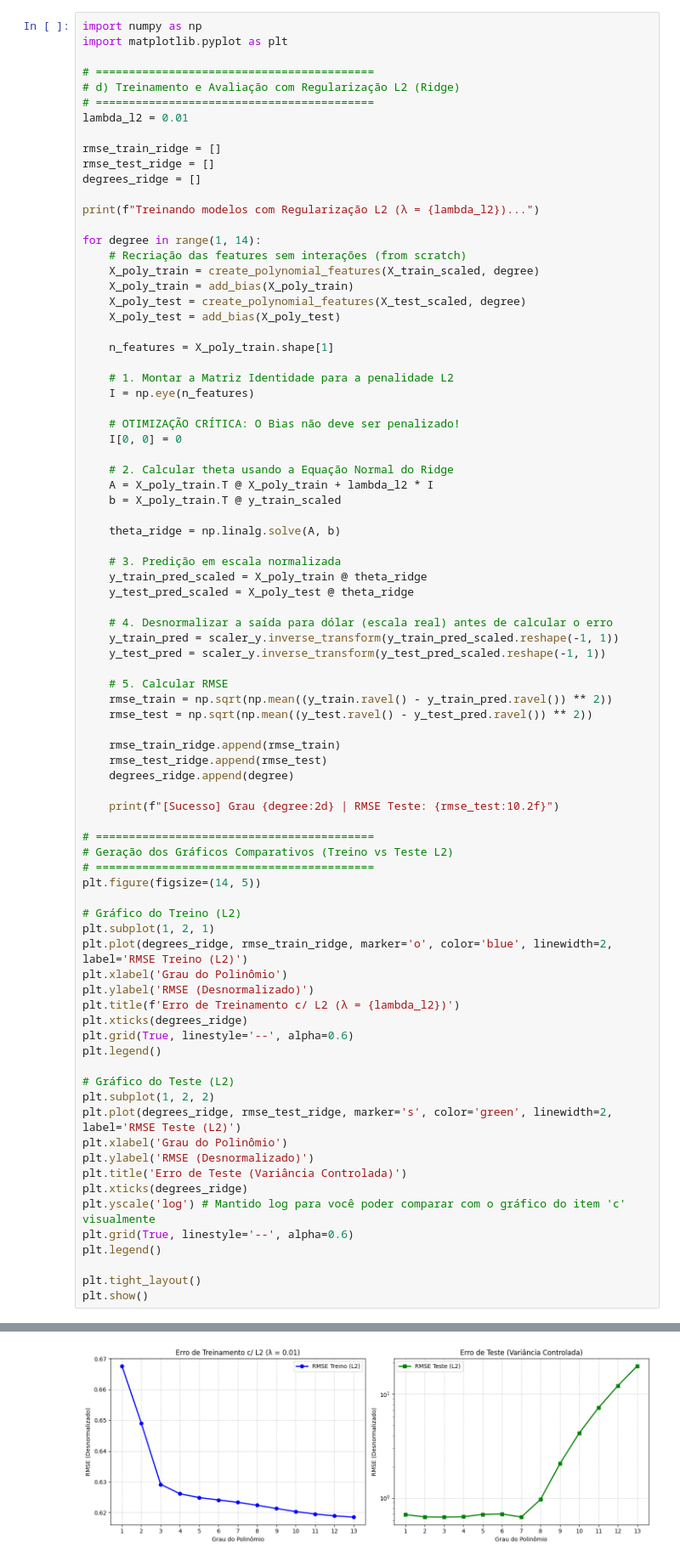
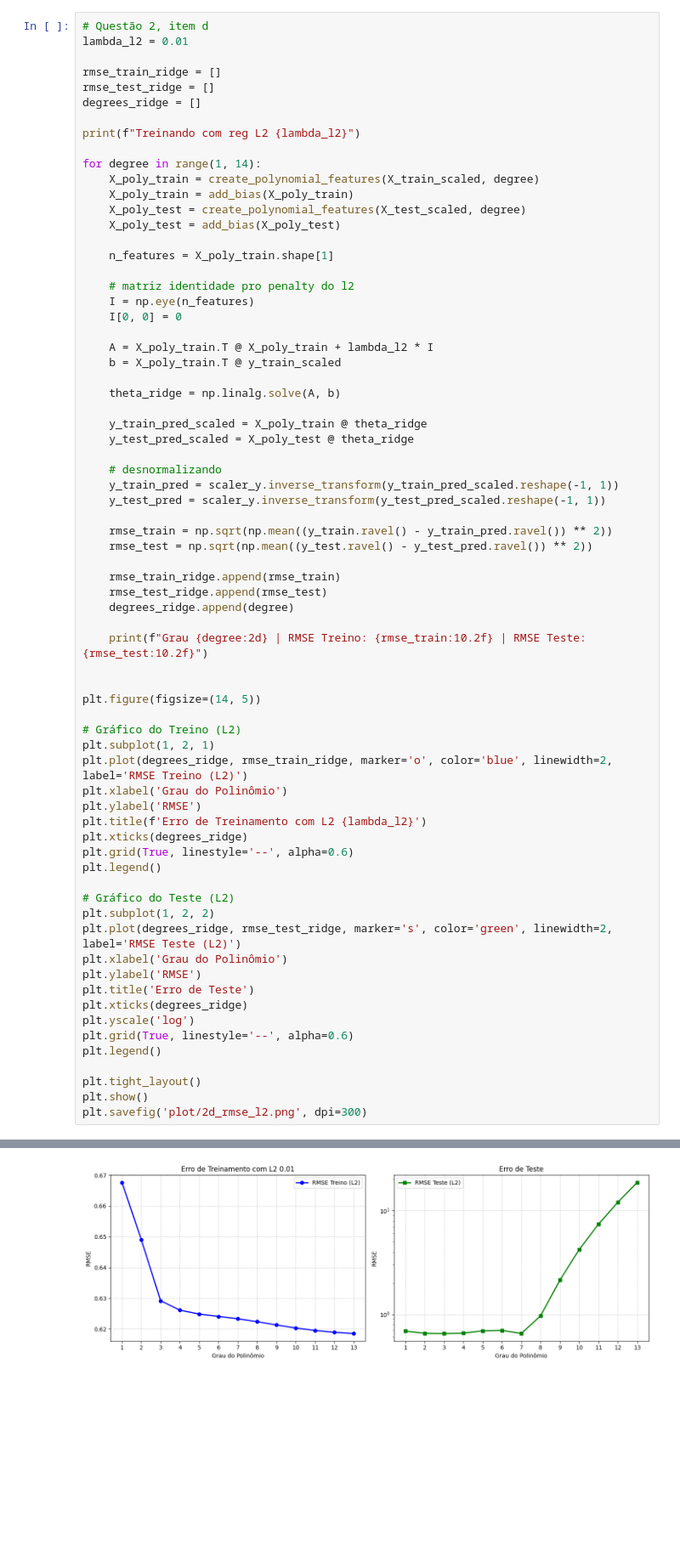
Before and after one commit to eantropix/ufcprojects, a Jupyter notebook: ml/lista1/lista01.ipynb, the cells around one changed output, grey strips where cells are left out. Shown at 85% size. Saved outputs shown, nothing was run; the diff lists cells and outputs as text; blank space fills up the shorter version.

```diff
--- a/ml/lista1/lista01.ipynb
+++ b/ml/lista1/lista01.ipynb
@@ -334,20 +330,14 @@ Grau 13 | RMSE Treino:       0.56 | RMSE Teste:   2645343.33
 # %%
-import numpy as np
-import matplotlib.pyplot as plt
-
-# ==========================================
-# d) Treinamento e Avaliação com Regularização L2 (Ridge)
-# ==========================================
+# Questão 2, item d
 lambda_l2 = 0.01
 
 rmse_train_ridge = []
 rmse_test_ridge = []
 degrees_ridge = []
 
-print(f"Treinando modelos com Regularização L2 (λ = {lambda_l2})...")
+print(f"Treinando com reg L2 {lambda_l2}")
 
 for degree in range(1, 14):
-    # Recriação das features sem interações (from scratch)
     X_poly_train = create_polynomial_features(X_train_scaled, degree)
     X_poly_train = add_bias(X_poly_train)
     X_poly_test = create_polynomial_features(X_test_scaled, degree)
@@ -355,27 +345,22 @@ for degree in range(1, 14):
 
     n_features = X_poly_train.shape[1]
 
-    # 1. Montar a Matriz Identidade para a penalidade L2
+    # matriz identidade pro penalty do l2
     I = np.eye(n_features)
-
-    # OTIMIZAÇÃO CRÍTICA: O Bias não deve ser penalizado!
     I[0, 0] = 0
 
-    # 2. Calcular theta usando a Equação Normal do Ridge
     A = X_poly_train.T @ X_poly_train + lambda_l2 * I
     b = X_poly_train.T @ y_train_scaled
 
     theta_ridge = np.linalg.solve(A, b)
 
-    # 3. Predição em escala normalizada
     y_train_pred_scaled = X_poly_train @ theta_ridge
     y_test_pred_scaled = X_poly_test @ theta_ridge
 
-    # 4. Desnormalizar a saída para dólar (escala real) antes de calcular o erro
+    # desnormalizando
     y_train_pred = scaler_y.inverse_transform(y_train_pred_scaled.reshape(-1, 1))
     y_test_pred = scaler_y.inverse_transform(y_test_pred_scaled.reshape(-1, 1))
 
-    # 5. Calcular RMSE
     rmse_train = np.sqrt(np.mean((y_train.ravel() - y_train_pred.ravel()) ** 2))
     rmse_test = np.sqrt(np.mean((y_test.ravel() - y_test_pred.ravel()) ** 2))
 
@@ -383,19 +368,17 @@ for degree in range(1, 14):
     rmse_test_ridge.append(rmse_test)
     degrees_ridge.append(degree)
 
-    print(f"[Sucesso] Grau {degree:2d} | RMSE Teste: {rmse_test:10.2f}")
+    print(f"Grau {degree:2d} | RMSE Treino: {rmse_train:10.2f} | RMSE Teste: {rmse_test:10.2f}")
 
-# ==========================================
-# Geração dos Gráficos Comparativos (Treino vs Teste L2)
-# ==========================================
+
 plt.figure(figsize=(14, 5))
 
 # Gráfico do Treino (L2)
 plt.subplot(1, 2, 1)
 plt.plot(degrees_ridge, rmse_train_ridge, marker='o', color='blue', linewidth=2, label='RMSE Treino (L2)')
 plt.xlabel('Grau do Polinômio')
-plt.ylabel('RMSE (Desnormalizado)')
-plt.title(f'Erro de Treinamento c/ L2 (λ = {lambda_l2})')
+plt.ylabel('RMSE')
+plt.title(f'Erro de Treinamento com L2 {lambda_l2}')
 plt.xticks(degrees_ridge)
 plt.grid(True, linestyle='--', alpha=0.6)
 plt.legend()
@@ -404,13 +387,14 @@ plt.legend()
 plt.subplot(1, 2, 2)
 plt.plot(degrees_ridge, rmse_test_ridge, marker='s', color='green', linewidth=2, label='RMSE Teste (L2)')
 plt.xlabel('Grau do Polinômio')
-plt.ylabel('RMSE (Desnormalizado)')
-plt.title('Erro de Teste (Variância Controlada)')
+plt.ylabel('RMSE')
+plt.title('Erro de Teste')
 plt.xticks(degrees_ridge)
-plt.yscale('log') # Mantido log para você poder comparar com o gráfico do item 'c' visualmente
+plt.yscale('log')
 plt.grid(True, linestyle='--', alpha=0.6)
 plt.legend()
 
 plt.tight_layout()
 plt.show()
+plt.savefig('plot/2d_rmse_l2.png', dpi=300)
 # %% [output]
@@ -431 +415 @@ Treinando modelos com Regularização L2 (λ = 0.01)...
-[figure, old version]
+[figure, new version]
```
Also changed, not shown: parts of 6 cells of this notebook, 5 other files.
